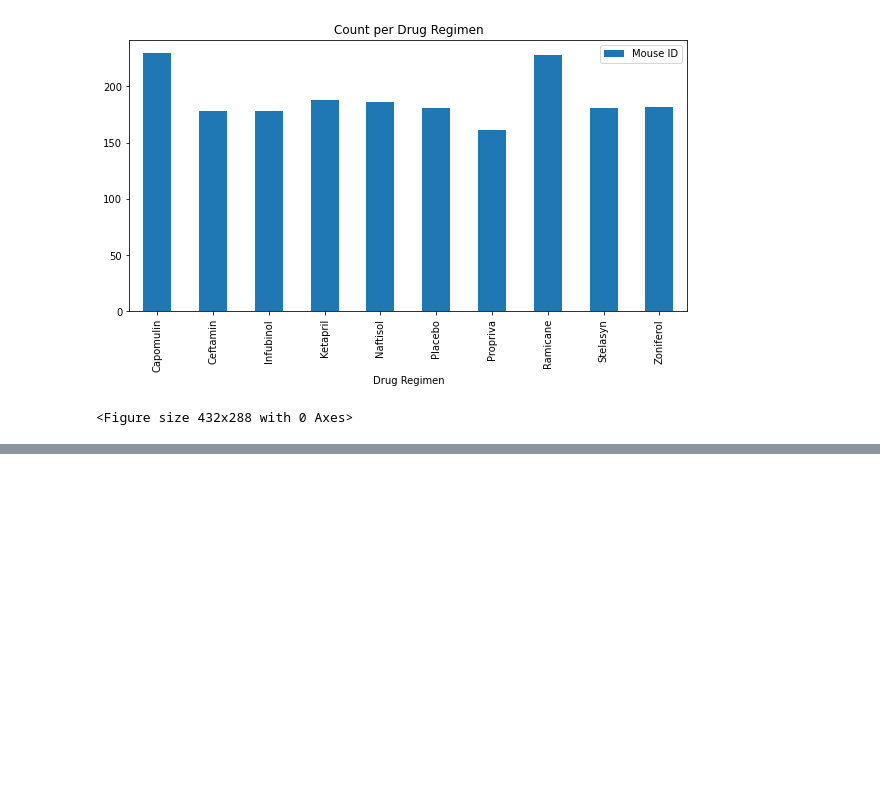
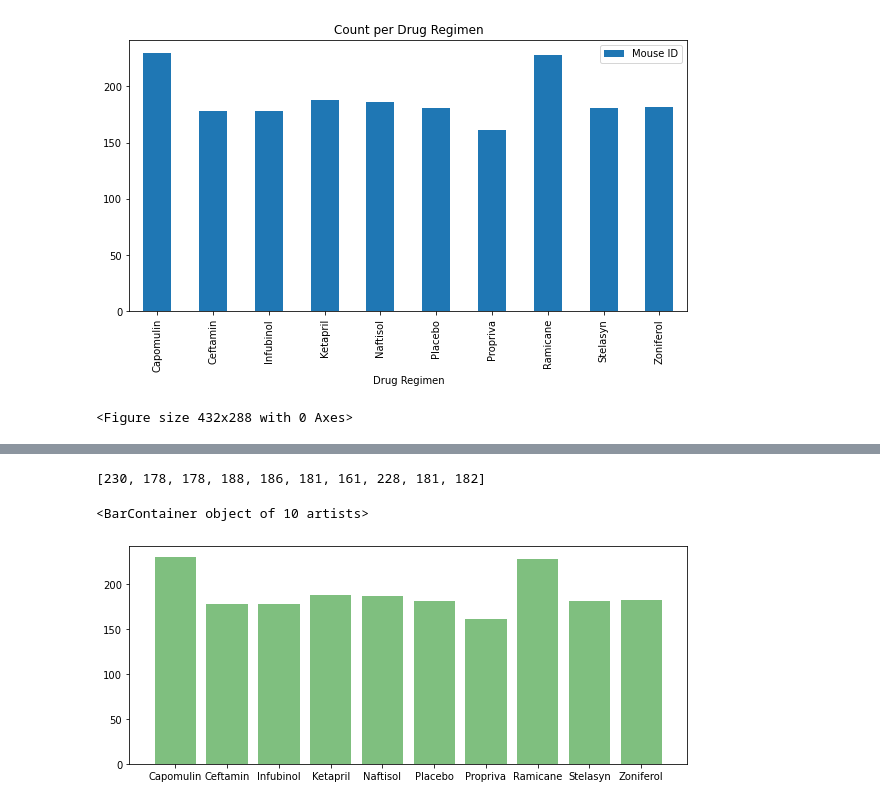
Before and after one commit to bholties/Power-Plots, a Jupyter notebook: powerplot.ipynb, the cells around one changed output, grey strips where cells are left out. Cells and saved outputs as stored; diff of their text form; code cells hidden in the pictures; blank space fills up the shorter version.

```diff
--- a/powerplot.ipynb
+++ b/powerplot.ipynb
@@ -116,3 +116,6 @@ plt.tight_layout()
 <Figure size 432x288 with 0 Axes>
 # %%
 # Generate a bar plot showing the total number of measurements taken on each drug regimen using pyplot.
+
+drug_regimen = summary_df.index.tolist()
+drug_regimen
@@ -122,0 +133,5 @@ plt.tight_layout()
+# %%
+drug_list = (merge_df.groupby(["Drug Regimen"])["Age_months"].count()).tolist()
+drug_list
+# %% [output]
+[230, 178, 178, 188, 186, 181, 161, 228, 181, 182]
@@ -122,0 +140,9 @@ plt.tight_layout()
+# %%
+# Define x-axis
+x_axis = drug_regimen
+# Create a bar chart based upon the above data
+plt.figure(figsize=(10,4))
+plt.bar(x_axis, drug_list, color='g', alpha=0.5, align="center")
+# %% [output]
+<BarContainer object of 10 artists>
+[figure, added]
```
Also changed, not shown: parts of 8 cells of this notebook.
